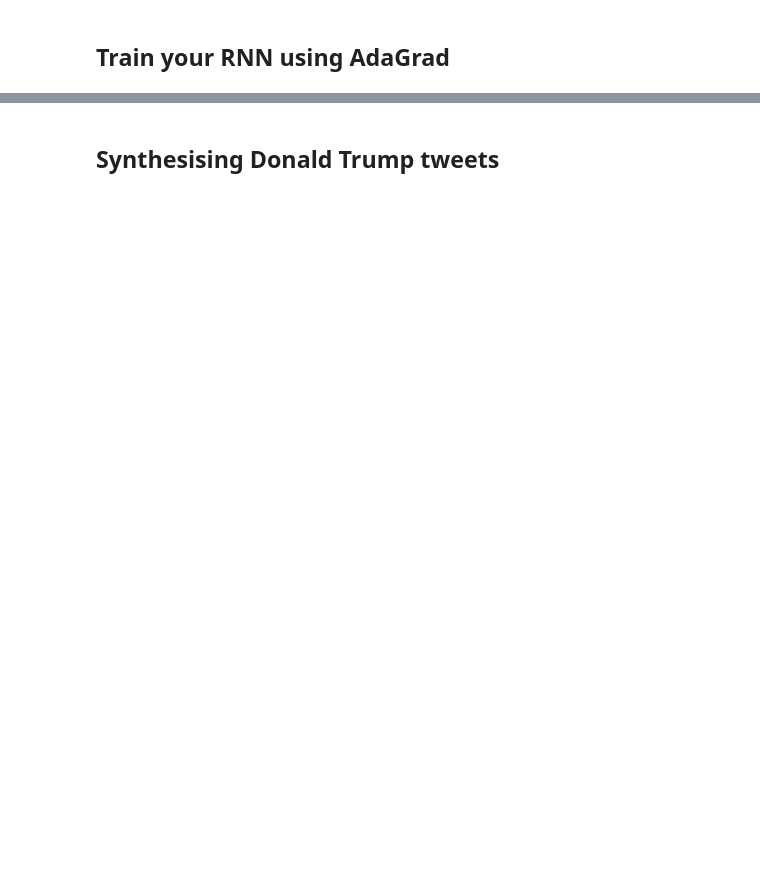
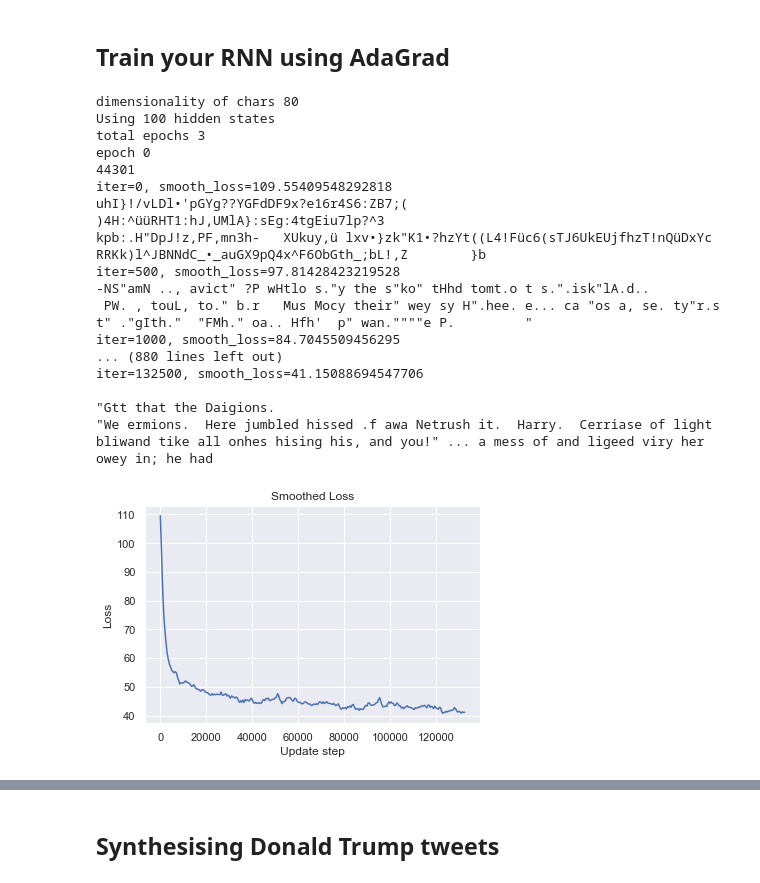
Before and after one commit to 09panesara/DD2424-Deep-Learning, a Jupyter notebook: Lab4/Lab4.ipynb, the cells around one changed output, grey strips where cells are left out. Drawn from its saved outputs; the diff is of its cells as text; code cells hidden in the pictures; blank space fills up the shorter version.

```diff
--- a/Lab4/Lab4.ipynb
+++ b/Lab4/Lab4.ipynb
@@ -186,2 +553,34 @@ True
 # %% [markdown]
 ## Train your RNN using AdaGrad
+# %%
+seq_length = len(book_data)-1
+X_chars = book_data
+# label for an input character is the next character in the book
+Y_chars = book_data[1:seq_length+1]
+
+
+rnn = RNN(book_chars)
+X = rnn.one_hot_encode(X_chars) # (K, seq_length)
+Y = rnn.one_hot_encode(Y_chars) # (K, seq_length)
+# print(rnn.chars)
+
+rnn.train(X, Y, n_epochs=3)
+# %% [output]
+dimensionality of chars 80
+Using 100 hidden states
+total epochs 3
+epoch 0
+44301
+iter=0, smooth_loss=109.55409548292818
+uhI}!/vLDl•'pGYg??YGFdDF9x?e16r4S6:ZB7;(        )4H:^üüRHT1:hJ,UMlA}:sEg:4tgEiu7lp?^3
+kpb:.H"DpJ!z,PF,mn3h-   XUkuy,ü lxv•}zk"K1•?hzYt((L4!Füc6(sTJ6UkEUjfhzT!nQüDxYc RRKk)l^JBNNdC_•_auGX9pQ4x^F6ObGth_;bL!,Z        }b
+iter=500, smooth_loss=97.81428423219528
+-NS"amN .., avict" ?P wHtlo s."y the s"ko" tHhd tomt.o t s.".isk"lA.d..
+ PW. , touL, to." b.r   Mus Mocy their" wey sy H".hee. e... ca "os a, se. ty"r.s t" ."gIth."  "FMh." oa.. Hfh'  p" wan.""""e P.         "
+iter=1000, smooth_loss=84.7045509456295
+... (880 lines left out)
+iter=132500, smooth_loss=41.15088694547706
+
+"Gtt that the Daigions.
+"We ermions.  Here jumbled hissed .f awa Netrush it.  Harry.  Cerriase of light bliwand tike all onhes hising his, and you!" ... a mess of and ligeed viry her owey in; he had
+[figure, added]
```
Also changed, not shown: parts of 6 cells of this notebook, 1 other file.
